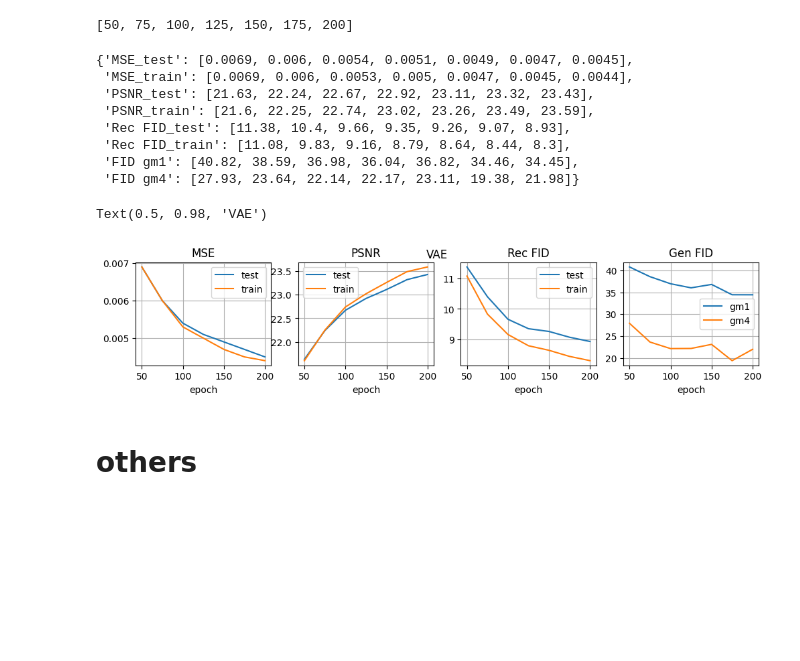
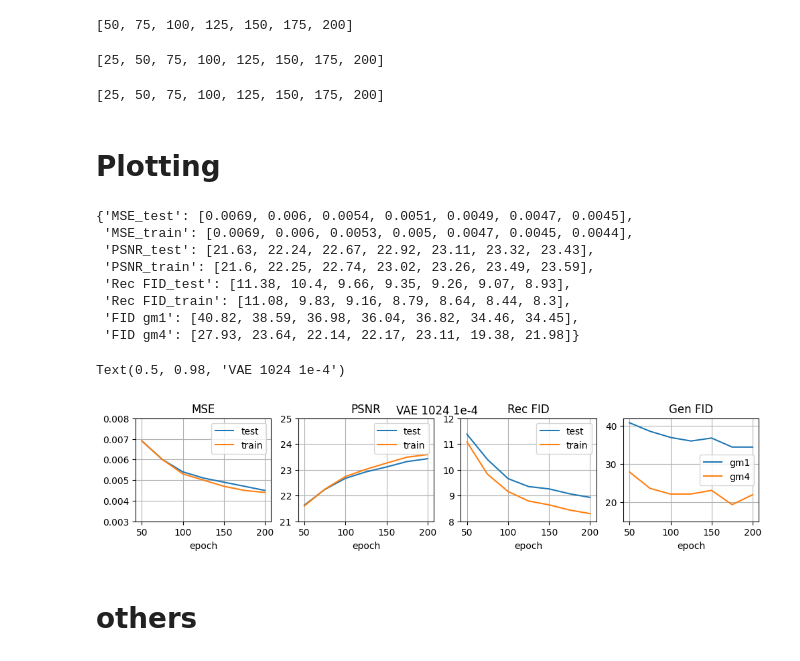
Before and after one commit to kotlyar-shapirov/Low_Rank_Autoencoder, a Jupyter notebook: notebook_evel_plots.ipynb, the cells around one changed output. Cells and saved outputs as stored; diff of their text form; code cells hidden in the pictures; blank space fills up the shorter version.

```diff
--- a/notebook_evel_plots.ipynb
+++ b/notebook_evel_plots.ipynb
@@ -94,6 +112,64 @@ x_list = [50 + i*25 for i in range(7)]
 x_list
 # %% [output]
 [50, 75, 100, 125, 150, 175, 200]
+# %%
+model_type = 'VAE  1024 5.7*1e-4'
+str_rec_metrics = """
+MSE: 0.0064 (0.0064);   PSNR: 21.95 (21.97);   Rec FID: 10.90 (10.38)
+MSE: 0.0052 (0.0050);   PSNR: 22.87 (22.99);   Rec FID: 10.08 (9.35)
+MSE: 0.0048 (0.0046);   PSNR: 23.22 (23.41);   Rec FID: 9.54 (8.85)
+MSE: 0.0045 (0.0043);   PSNR: 23.46 (23.71);   Rec FID: 9.18 (8.56)
+MSE: 0.0043 (0.0040);   PSNR: 23.67 (23.98);   Rec FID: 9.28 (8.62)
+MSE: 0.0043 (0.0039);   PSNR: 23.71 (24.06);   Rec FID: 9.15 (8.42)
+MSE: 0.0041 (0.0037);   PSNR: 23.89 (24.26);   Rec FID: 9.21 (8.45)
+MSE: 0.0041 (0.0037);   PSNR: 23.87 (24.29);   Rec FID: 9.10 (8.35)
+"""
+str_gen_fid  = """
+FID gm1: 35.88;   FID gm4: 22.24
+FID gm1: 35.93;   FID gm4: 22.37
+FID gm1: 34.54;   FID gm4: 22.82
+FID gm1: 34.89;   FID gm4: 20.19
+FID gm1: 32.73;   FID gm4: 18.62
+FID gm1: 33.10;   FID gm4: 18.40
+FID gm1: 32.76;   FID gm4: 18.27
+FID gm1: 32.58;   FID gm4: 17.69
+"""
+
+x_label = 'epoch'
+x_list = [25 + i*25 for i in range(8)]
+x_list
+# %% [output]
+[25, 50, 75, 100, 125, 150, 175, 200]
+# %%
+model_type = 'VAE  1024 32*1e-4'
+str_rec_metrics = """
+MSE: 0.0073 (0.0072);   PSNR: 21.40 (21.45);   Rec FID: 10.96 (10.49)
+MSE: 0.0060 (0.0058);   PSNR: 22.21 (22.35);   Rec FID: 9.53 (9.04)
+MSE: 0.0055 (0.0052);   PSNR: 22.57 (22.80);   Rec FID: 9.08 (8.41)
+MSE: 0.0053 (0.0050);   PSNR: 22.75 (23.02);   Rec FID: 9.02 (8.37)
+MSE: 0.0053 (0.0049);   PSNR: 22.78 (23.09);   Rec FID: 9.17 (8.51)
+MSE: 0.0051 (0.0047);   PSNR: 22.90 (23.24);   Rec FID: 8.75 (7.99)
+MSE: 0.0049 (0.0046);   PSNR: 23.06 (23.42);   Rec FID: 8.83 (8.08)
+MSE: 0.0049 (0.0044);   PSNR: 23.12 (23.53);   Rec FID: 8.75 (8.01)
+"""
+str_gen_fid  = """
+FID gm1: 38.94;   FID gm4: 25.00
+FID gm1: 38.46; FID gm4: 23.90
+FID gm1: 36.53;   FID gm4: 23.71
+FID gm1: 36.72;   FID gm4: 20.16
+FID gm1: 37.13;   FID gm4: 22.62
+FID gm1: 34.52;   FID gm4: 20.09
+FID gm1: 36.13;   FID gm4: 21.50
+FID gm1: 35.85;   FID gm4: 20.66
+"""
+
+x_label = 'epoch'
+x_list = [25 + i*25 for i in range(8)]
+x_list
+# %% [output]
+[25, 50, 75, 100, 125, 150, 175, 200]
+# %% [markdown]
+# Plotting
 # %%
 def split_metric_test_train(metric):
     metric_name = metric.strip().split(':')[0]
@@ -159,7 +235,12 @@ for key in keys:
 # plt.gca().set_xscale('log')
 # plt.gca().set_xscale('log')
 plt.gca().set_xlabel(x_label)
+plt.gca().set_ylim([0.003, 0.008])
 # plt.gca().invert_xaxis()
+
+
+
+
 plt.title(keys[0].split('_')[0])
 plt.grid()
 plt.legend()
@@ -174,6 +255,7 @@ for key in keys:
 # plt.gca().set_xscale('log')
 # plt.gca().set_xscale('log')
 plt.gca().set_xlabel(x_label)
+plt.gca().set_ylim([21, 25])
 # plt.gca().invert_xaxis()
 plt.title(keys[0].split('_')[0])
 plt.grid()
@@ -184,35 +266,37 @@ plt.subplot(1, 4, 3)
 keys = ['Rec FID_test','Rec FID_train']
 for key in keys:
     plt.plot(x_list, data_dict[key], label=key.split('_')[1])
 # plt.plot(alpha_list, data_dict[key], label=key)
 # plt.gca().set_xscale('log')
 # plt.gca().set_xscale('log')
 plt.gca().set_xlabel(x_label)
+plt.gca().set_ylim([8, 12])
 # plt.gca().invert_xaxis()
 plt.title(keys[0].split('_')[0])
 plt.grid()
 plt.legend()
 
 
 # Gen FID
 # plt.figure(figsize=[4, 2])
 plt.subplot(1, 4, 4)
 keys = ['FID gm1','FID gm4']
 for key in keys:
     plt.plot(x_list, data_dict[key], label=key.split(' ')[1])
 # plt.plot(alpha_list, data_dict[key], label=key)
 # plt.gca().set_xscale('log')
 # plt.gca().set_xscale('log')
 plt.gca().set_xlabel(x_label)
+plt.gca().set_ylim([15, 42])
 # plt.gca().invert_xaxis()
 plt.title('Gen '+ keys[0].split(' ')[0])
 plt.grid()
 plt.legend()
 
 plt.suptitle(model_type)
 # %% [output]
-Text(0.5, 0.98, 'VAE')
+Text(0.5, 0.98, 'VAE 1024 1e-4')
-[figure, old version]
+[figure, new version]
 # %% [markdown]
 # others
 # %%
```
Also changed, not shown: parts of 8 cells of this notebook, 10 other files.
